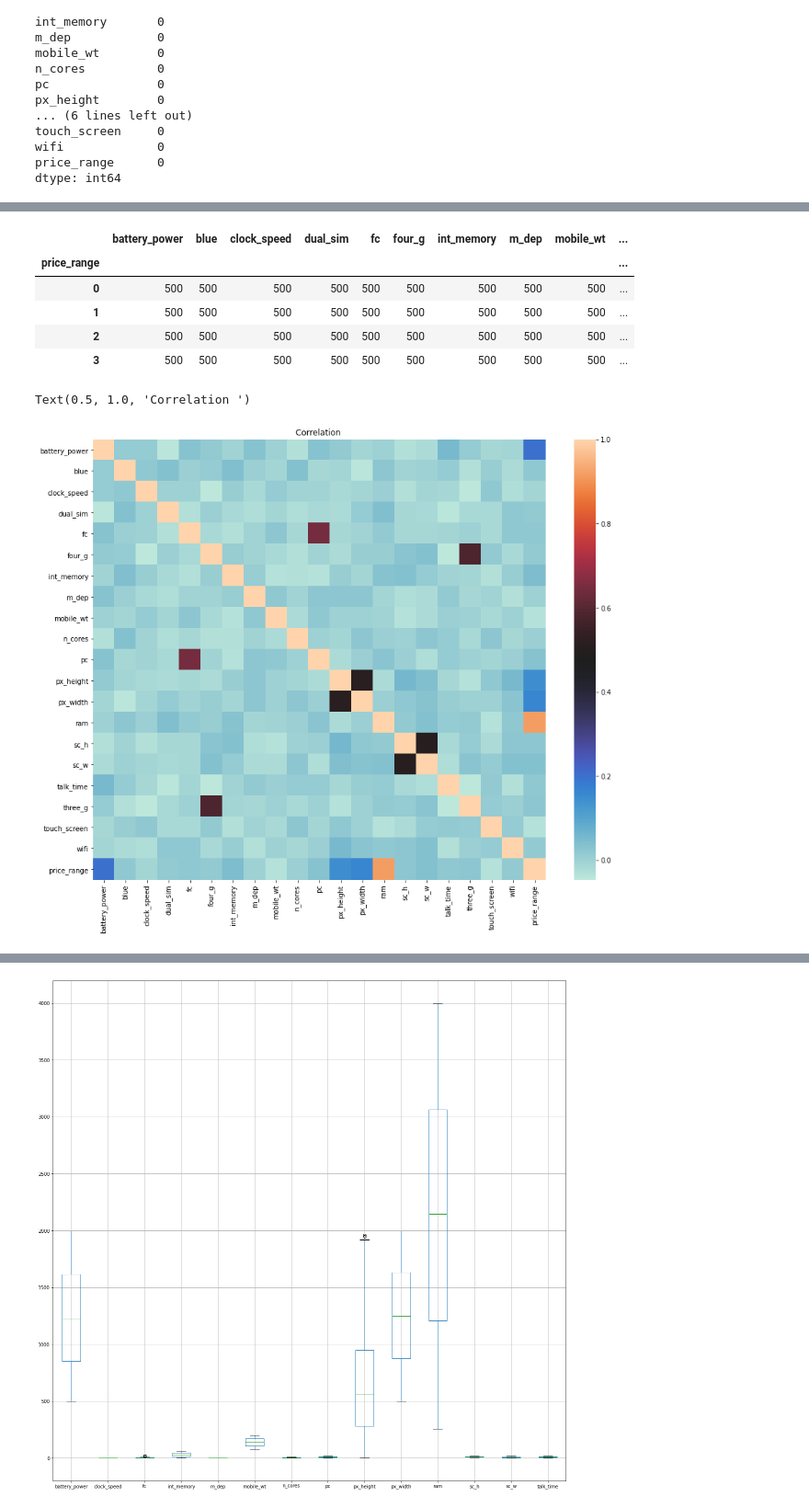
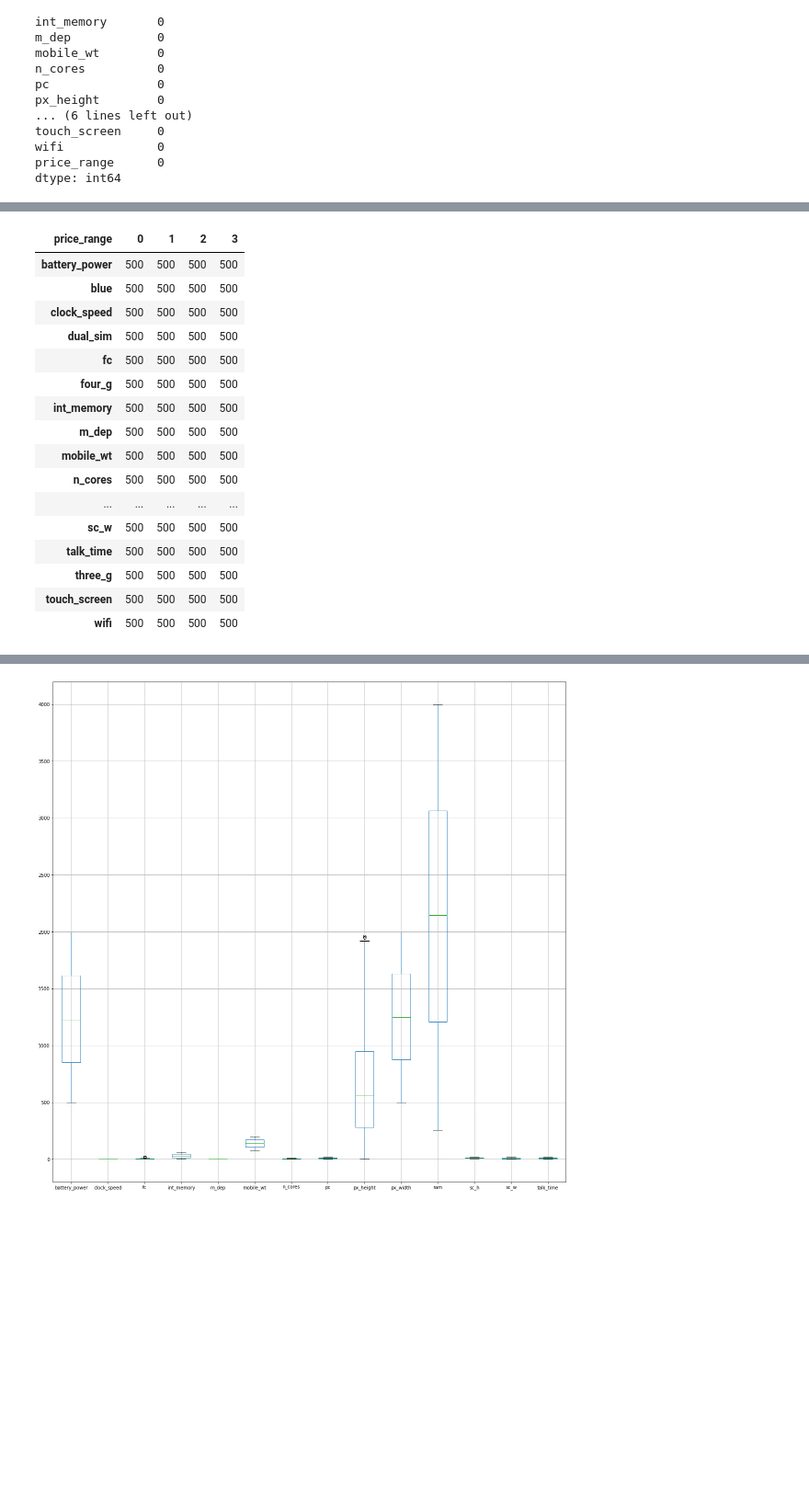
Before and after one commit to priyanships31/Mobile-Price-Range-Prediction, a Jupyter notebook: Mobile_Price_Range_Prediction.ipynb, the cells around one changed output, grey strips where cells are left out. Shown at 92% size. Saved outputs shown, nothing was run; the diff lists cells and outputs as text; code cells hidden in the pictures; blank space fills up the shorter version.

```diff
--- a/Mobile_Price_Range_Prediction.ipynb
+++ b/Mobile_Price_Range_Prediction.ipynb
@@ -69,23 +104,22 @@ df.describe()
 # %%
 df1 = df.groupby(by = 'price_range').count()
 # %%
-df1
+df1.T
 # %% [output]
-|  | battery_power | blue | clock_speed | dual_sim | fc | four_g | int_memory | m_dep | mobile_wt | ... |
-| price_range |  |  |  |  |  |  |  |  |  | ... |
-| 0 | 500 | 500 | 500 | 500 | 500 | 500 | 500 | 500 | 500 | ... |
-| 1 | 500 | 500 | 500 | 500 | 500 | 500 | 500 | 500 | 500 | ... |
-| 2 | 500 | 500 | 500 | 500 | 500 | 500 | 500 | 500 | 500 | ... |
-| 3 | 500 | 500 | 500 | 500 | 500 | 500 | 500 | 500 | 500 | ... |
+| price_range | 0 | 1 | 2 | 3 |
+| battery_power | 500 | 500 | 500 | 500 |
+| blue | 500 | 500 | 500 | 500 |
+| clock_speed | 500 | 500 | 500 | 500 |
+| dual_sim | 500 | 500 | 500 | 500 |
+| fc | 500 | 500 | 500 | 500 |
+| four_g | 500 | 500 | 500 | 500 |
+| int_memory | 500 | 500 | 500 | 500 |
+| m_dep | 500 | 500 | 500 | 500 |
+| mobile_wt | 500 | 500 | 500 | 500 |
+| n_cores | 500 | 500 | 500 | 500 |
+| ... | ... | ... | ... | ... |
+| sc_w | 500 | 500 | 500 | 500 |
+| talk_time | 500 | 500 | 500 | 500 |
+| three_g | 500 | 500 | 500 | 500 |
+| touch_screen | 500 | 500 | 500 | 500 |
+| wifi | 500 | 500 | 500 | 500 |
-# %%
-# Finding correlation in our data
-
-import seaborn as sns
-import matplotlib.pyplot as plt
-corr=df.corr()
-fig = plt.figure(figsize=(15,12))
-r = sns.heatmap(corr, cmap='icefire')
-r.set_title("Correlation ")
-# %% [output]
-Text(0.5, 1.0, 'Correlation ')
-[figure, removed]
```
Also changed, not shown: parts of 107 cells of this notebook.
